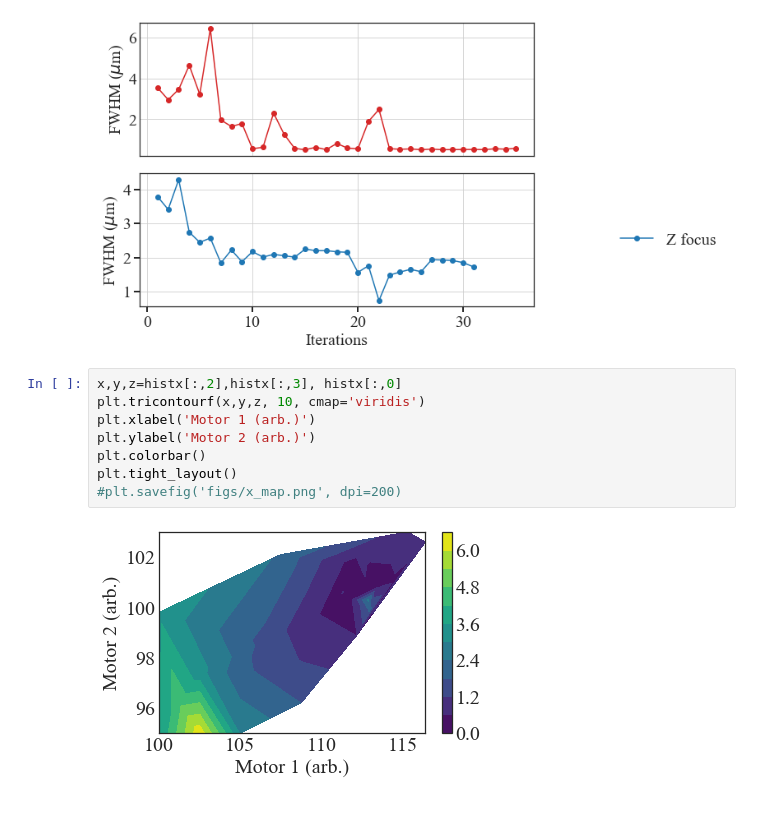
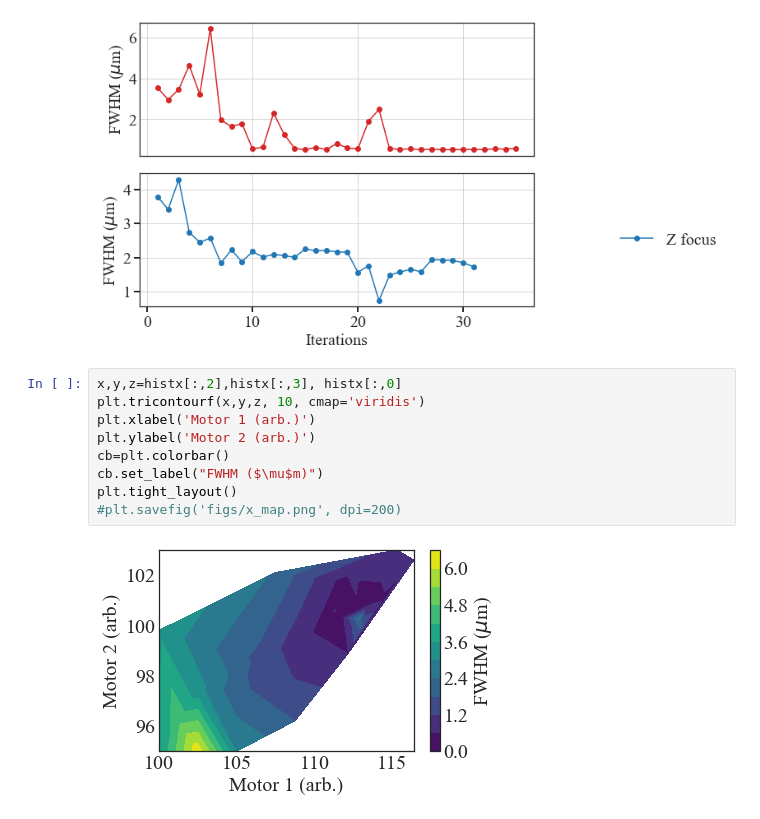
Before and after one commit to mcherukara/plotting, a Jupyter notebook: Plotting.ipynb, the cells around one changed output. Cells and saved outputs as stored; diff of their text form.

Commit message:
Cbar label

```diff
--- a/Plotting.ipynb
+++ b/Plotting.ipynb
@@ -62,13 +62,14 @@ plt.legend(loc='center right', bbox_to_anchor=(1.5, 0.5))
 # %%
 x,y,z=histx[:,2],histx[:,3], histx[:,0]
 plt.tricontourf(x,y,z, 10, cmap='viridis')
 plt.xlabel('Motor 1 (arb.)')
 plt.ylabel('Motor 2 (arb.)')
-plt.colorbar()
+cb=plt.colorbar()
+cb.set_label("FWHM ($\mu$m)")
 plt.tight_layout()
 #plt.savefig('figs/x_map.png', dpi=200)
 # %% [output]
-[figure, old version]
+[figure, new version]
 # %%
 x,y,z=histz[:,2],histz[:,3], histz[:,0]
 plt.tricontourf(x,y,z, 10, cmap='viridis')
```
Also changed, not shown: parts of 2 cells of this notebook.
